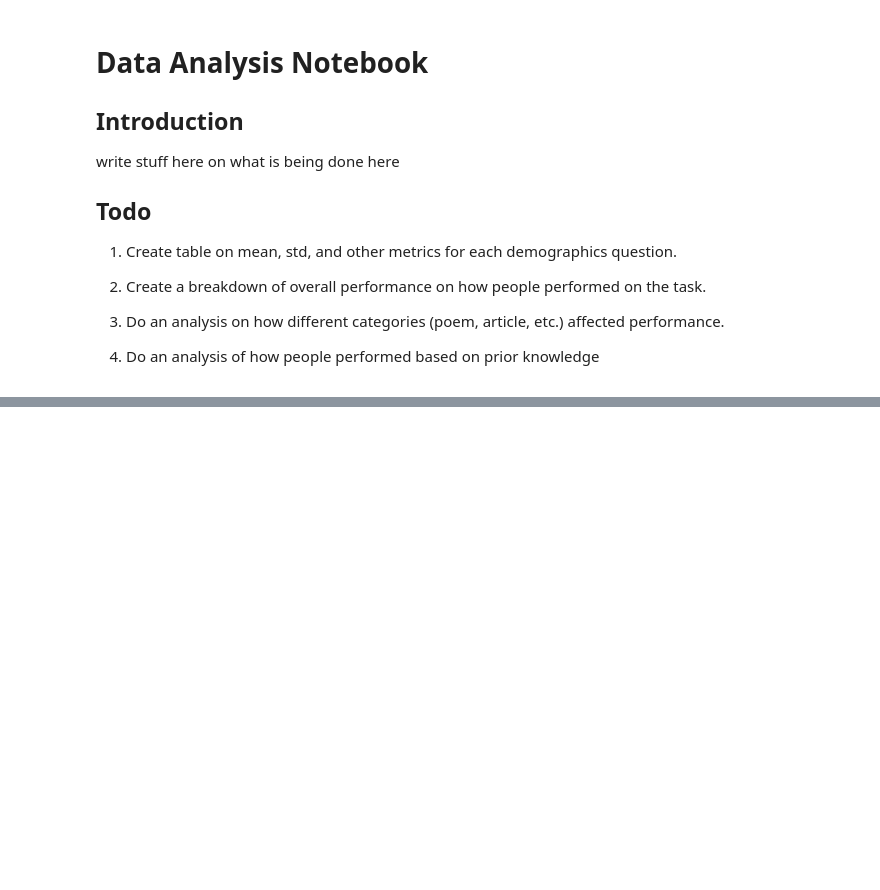
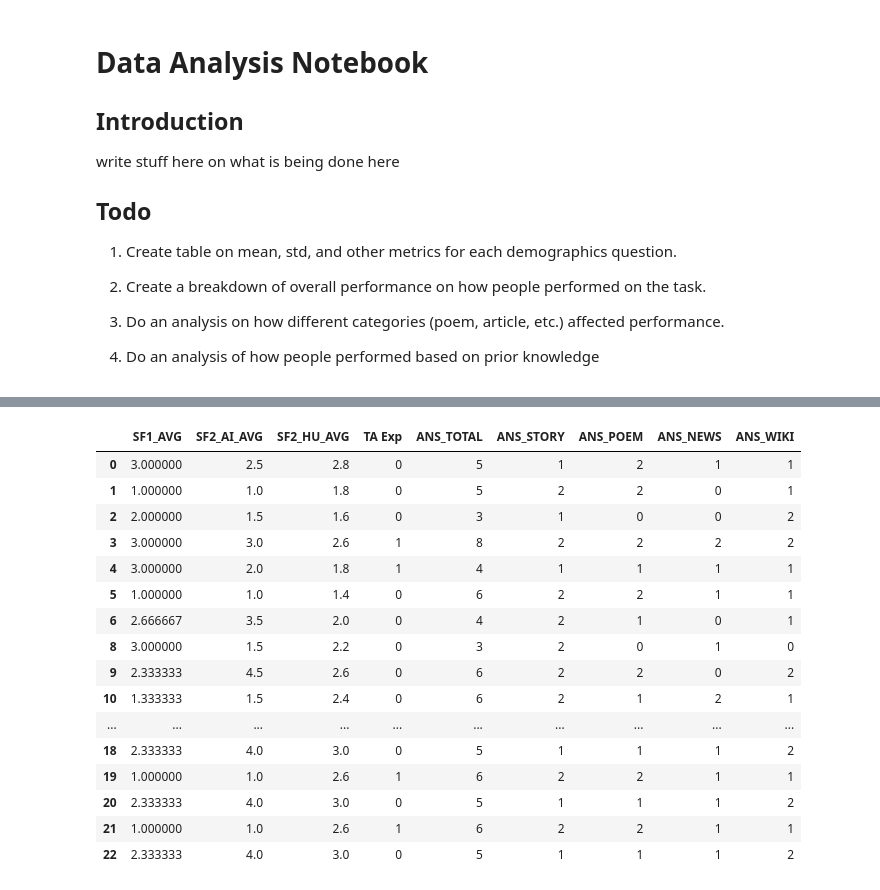
Before and after one commit to ZenithO-o/AI-Detection-Survey, a Jupyter notebook: data_analysis.ipynb, the cells around one changed output, grey strips where cells are left out. Drawn from its saved outputs; the diff is of its cells as text; code cells hidden in the pictures; blank space fills up the shorter version.

```diff
--- a/data_analysis.ipynb
+++ b/data_analysis.ipynb
@@ -55,0 +144,36 @@ df
+# %%
+# Aggregating scores for Source Familiarity
+df['SF1_AVG'] = df[sf1_cols].mean(axis=1)
+df['SF2_AI_AVG'] = df[sf2_cols[:2]].mean(axis=1)
+df['SF2_HU_AVG'] = df[sf2_cols[2:]].mean(axis=1)
+
+# Aggregating scores for passsages
+df['ANS_TOTAL'] = (df[passage_cols] == true_answers).sum(axis=1)
+df['ANS_STORY'] = (df[passage_cols[0:2]] == true_answers[0:2]).sum(axis=1)
+df['ANS_POEM'] = (df[passage_cols[2:4]] == true_answers[2:4]).sum(axis=1)
+df['ANS_NEWS'] = (df[passage_cols[4:6]] == true_answers[4:6]).sum(axis=1)
+df['ANS_WIKI'] = (df[passage_cols[6:8]] == true_answers[6:8]).sum(axis=1)
+
+agg_sf_list = [df['SF1_AVG'], df['SF2_AI_AVG'], df['SF2_HU_AVG']]
+answer_list = [df['ANS_TOTAL'], df['ANS_STORY'], df['ANS_POEM'], df['ANS_NEWS'], df['ANS_WIKI']]
+data_cols = ['SF1_AVG', 'SF2_AI_AVG', 'SF2_HU_AVG', 'TA Exp', 'ANS_TOTAL', 'ANS_STORY', 'ANS_POEM', 'ANS_NEWS', 'ANS_WIKI']
+
+df[data_cols]
+# %% [output]
+|  | SF1_AVG | SF2_AI_AVG | SF2_HU_AVG | TA Exp | ANS_TOTAL | ANS_STORY | ANS_POEM | ANS_NEWS | ANS_WIKI |
+| 0 | 3.000000 | 2.5 | 2.8 | 0 | 5 | 1 | 2 | 1 | 1 |
+| 1 | 1.000000 | 1.0 | 1.8 | 0 | 5 | 2 | 2 | 0 | 1 |
+| 2 | 2.000000 | 1.5 | 1.6 | 0 | 3 | 1 | 0 | 0 | 2 |
+| 3 | 3.000000 | 3.0 | 2.6 | 1 | 8 | 2 | 2 | 2 | 2 |
+| 4 | 3.000000 | 2.0 | 1.8 | 1 | 4 | 1 | 1 | 1 | 1 |
+| 5 | 1.000000 | 1.0 | 1.4 | 0 | 6 | 2 | 2 | 1 | 1 |
+| 6 | 2.666667 | 3.5 | 2.0 | 0 | 4 | 2 | 1 | 0 | 1 |
+| 8 | 3.000000 | 1.5 | 2.2 | 0 | 3 | 2 | 0 | 1 | 0 |
+| 9 | 2.333333 | 4.5 | 2.6 | 0 | 6 | 2 | 2 | 0 | 2 |
+| 10 | 1.333333 | 1.5 | 2.4 | 0 | 6 | 2 | 1 | 2 | 1 |
+| ... | ... | ... | ... | ... | ... | ... | ... | ... | ... |
+| 18 | 2.333333 | 4.0 | 3.0 | 0 | 5 | 1 | 1 | 1 | 2 |
+| 19 | 1.000000 | 1.0 | 2.6 | 1 | 6 | 2 | 2 | 1 | 1 |
+| 20 | 2.333333 | 4.0 | 3.0 | 0 | 5 | 1 | 1 | 1 | 2 |
+| 21 | 1.000000 | 1.0 | 2.6 | 1 | 6 | 2 | 2 | 1 | 1 |
+| 22 | 2.333333 | 4.0 | 3.0 | 0 | 5 | 1 | 1 | 1 | 2 |
```
Also changed, not shown: parts of 7 cells of this notebook, 4 other files.
